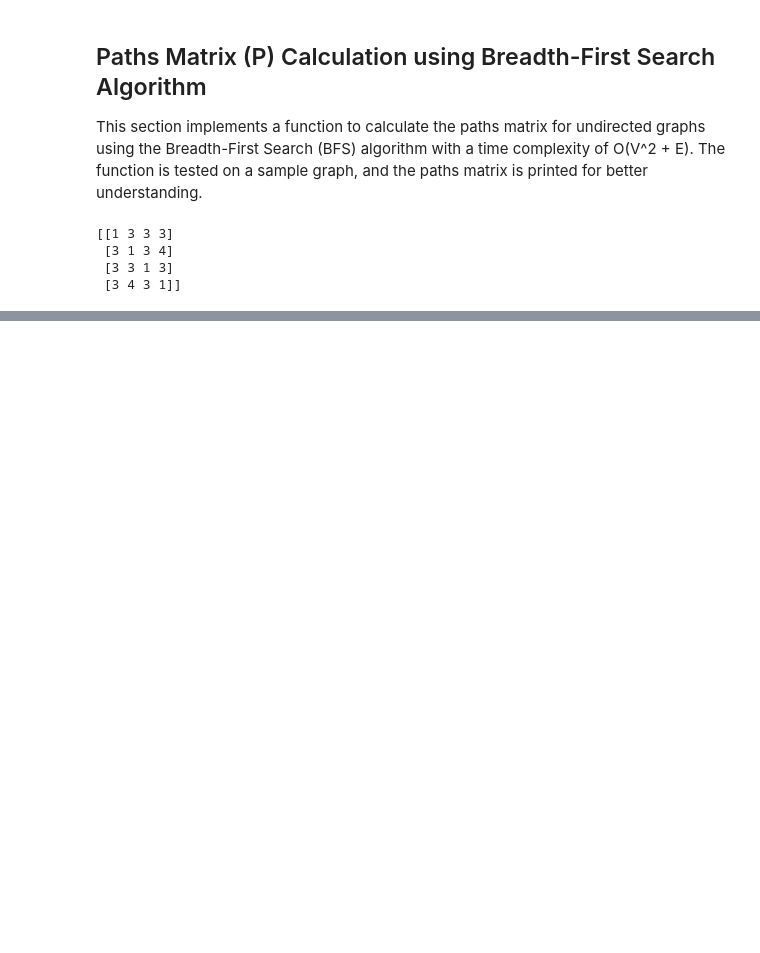
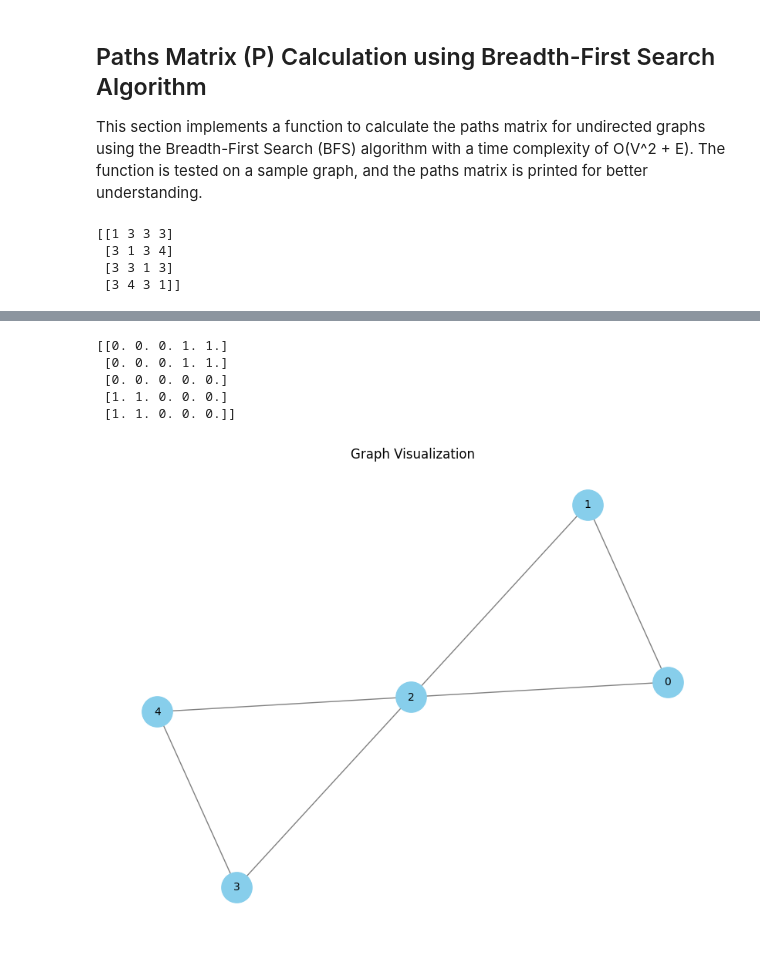
Before and after one commit to behrangEhi/complex-network, a Jupyter notebook: link_prediction_algorithms.ipynb, the cells around one changed output, grey strips where cells are left out. Cells and saved outputs as stored; diff of their text form; code cells hidden in the pictures; blank space fills up the shorter version.

Commit message:
closes #5: Implement custom Stoer-Wagner algorithm for minimum cut matrix computation

```diff
--- a/link_prediction_algorithms.ipynb
+++ b/link_prediction_algorithms.ipynb
@@ -115,0 +120,37 @@ print(P)
+# %%
+import networkx as nx
+import numpy as np
+
+def stoer_wagner_min_cut(G):
+    # Initialize the minimum cut matrix
+    adjacency_matrix = nx.to_numpy_array(G, nodelist=G.nodes())
+    min_cut_matrix = np.zeros((G.number_of_nodes(), G.number_of_nodes()))
+
+    # Iterate through the graph's vertices to calculate the minimum cut matrix
+    for u in range(G.number_of_nodes()):
+        for v in range(u + 1, G.number_of_nodes()):
+            # Compute the minimum cut set for vertices u and v
+            min_cut_set = nx.minimum_node_cut(G, u, v)
+
+            # Populate the minimum cut matrix with the size of the cut set
+            min_cut_matrix[u, v] = len(min_cut_set)
+            min_cut_matrix[v, u] = len(min_cut_set)  # Symmetric matrix
+
+    return min_cut_matrix
+
+# Create a sample graph
+G3 = nx.Graph()
+G3.add_edges_from([(0, 1), (1, 2), (2, 3), (0, 2), (4, 2), (4, 3)])
+
+min_cut = stoer_wagner_min_cut(G3)
+
+# Print the minimum cut matrix
+print(min_cut)
+visualize_graph(G3)
+# %% [output]
+[[0. 0. 0. 1. 1.]
+ [0. 0. 0. 1. 1.]
+ [0. 0. 0. 0. 0.]
+ [1. 1. 0. 0. 0.]
+ [1. 1. 0. 0. 0.]]
+[figure, added]
```
Also changed, not shown: parts of 1 cell of this notebook.
